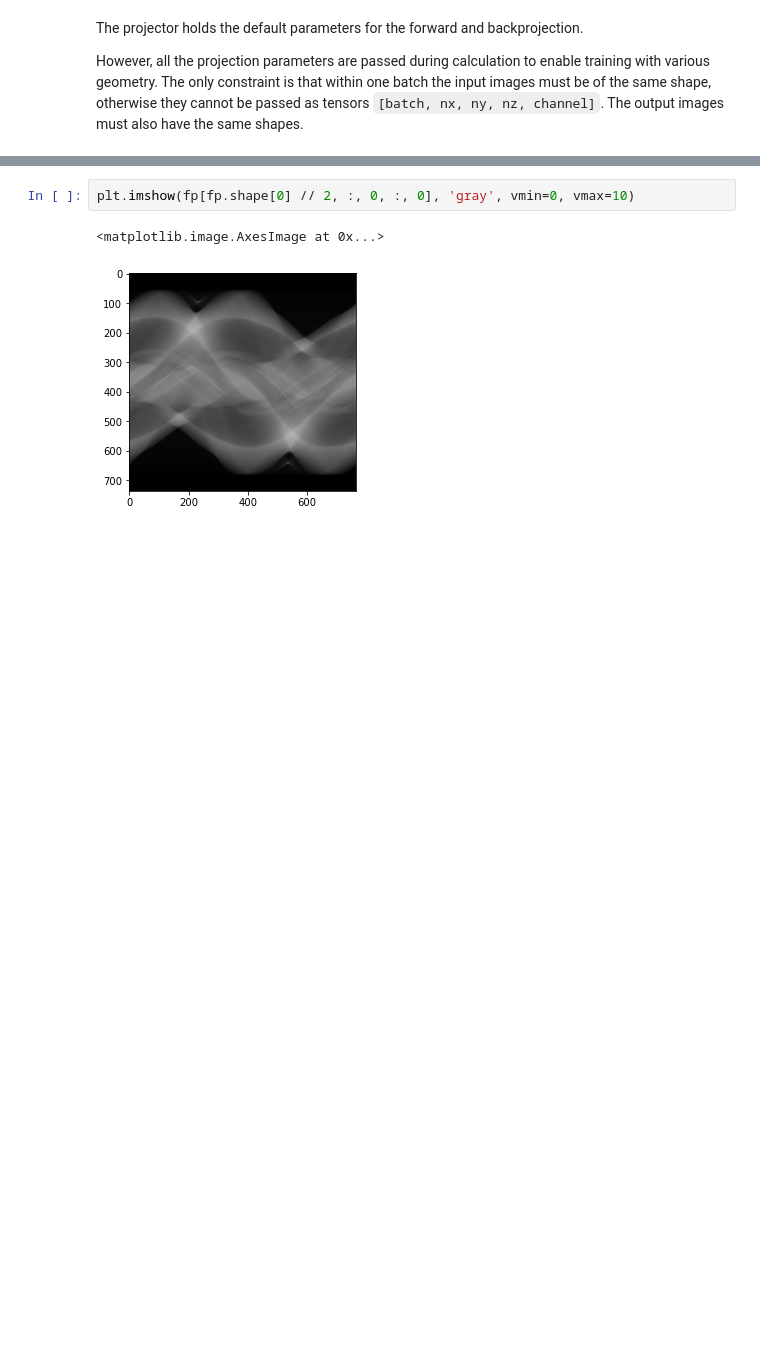
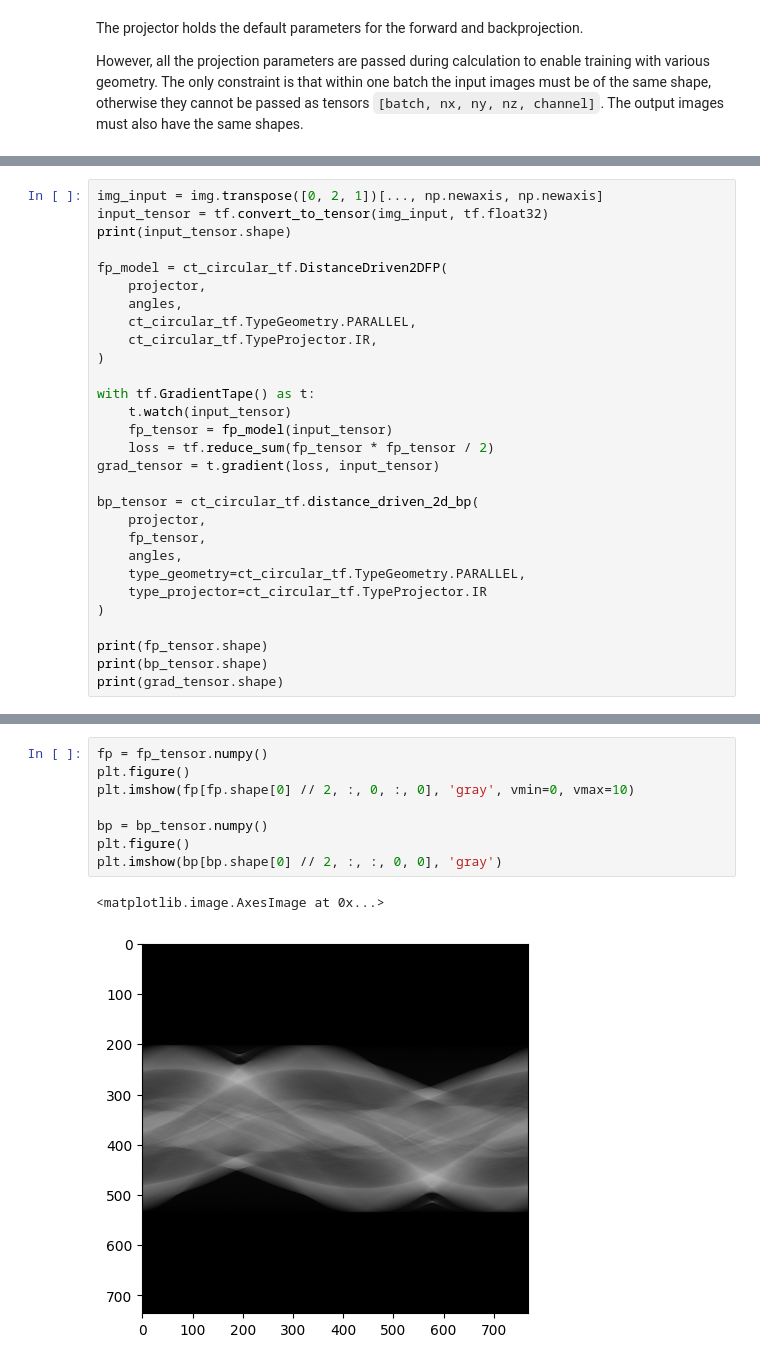
Before and after one commit to wudufan/CTProjector, a Jupyter notebook: example/ex_fp_bp_dd_tf.ipynb, the cells around one changed output, grey strips where cells are left out. Cells and saved outputs as stored; diff of their text form; blank space fills up the shorter version.

```diff
--- a/example/ex_fp_bp_dd_tf.ipynb
+++ b/example/ex_fp_bp_dd_tf.ipynb
@@ -98,0 +111,29 @@ fp = ct_circular_tf.distance_driven_2d_fp(
+# %%
+img_input = img.transpose([0, 2, 1])[..., np.newaxis, np.newaxis]
+input_tensor = tf.convert_to_tensor(img_input, tf.float32)
+print(input_tensor.shape)
+
+fp_model = ct_circular_tf.DistanceDriven2DFP(
+    projector,
+    angles,
+    ct_circular_tf.TypeGeometry.PARALLEL,
+    ct_circular_tf.TypeProjector.IR,
+)
+
+with tf.GradientTape() as t:
+    t.watch(input_tensor)
+    fp_tensor = fp_model(input_tensor)
+    loss = tf.reduce_sum(fp_tensor * fp_tensor / 2)
+grad_tensor = t.gradient(loss, input_tensor)
+
+bp_tensor = ct_circular_tf.distance_driven_2d_bp(
+    projector,
+    fp_tensor,
+    angles,
+    type_geometry=ct_circular_tf.TypeGeometry.PARALLEL,
+    type_projector=ct_circular_tf.TypeProjector.IR
+)
+
+print(fp_tensor.shape)
+print(bp_tensor.shape)
+print(grad_tensor.shape)
@@ -99,5 +162,11 @@ fp = ct_circular_tf.distance_driven_2d_fp(
 # %%
+fp = fp_tensor.numpy()
+plt.figure()
 plt.imshow(fp[fp.shape[0] // 2, :, 0, :, 0], 'gray', vmin=0, vmax=10)
+
+bp = bp_tensor.numpy()
+plt.figure()
+plt.imshow(bp[bp.shape[0] // 2, :, :, 0, 0], 'gray')
 # %% [output]
 <matplotlib.image.AxesImage at 0x...>
-[figure, old version]
+[figure, new version]
```
Also changed, not shown: parts of 9 cells of this notebook, 3 other files.
